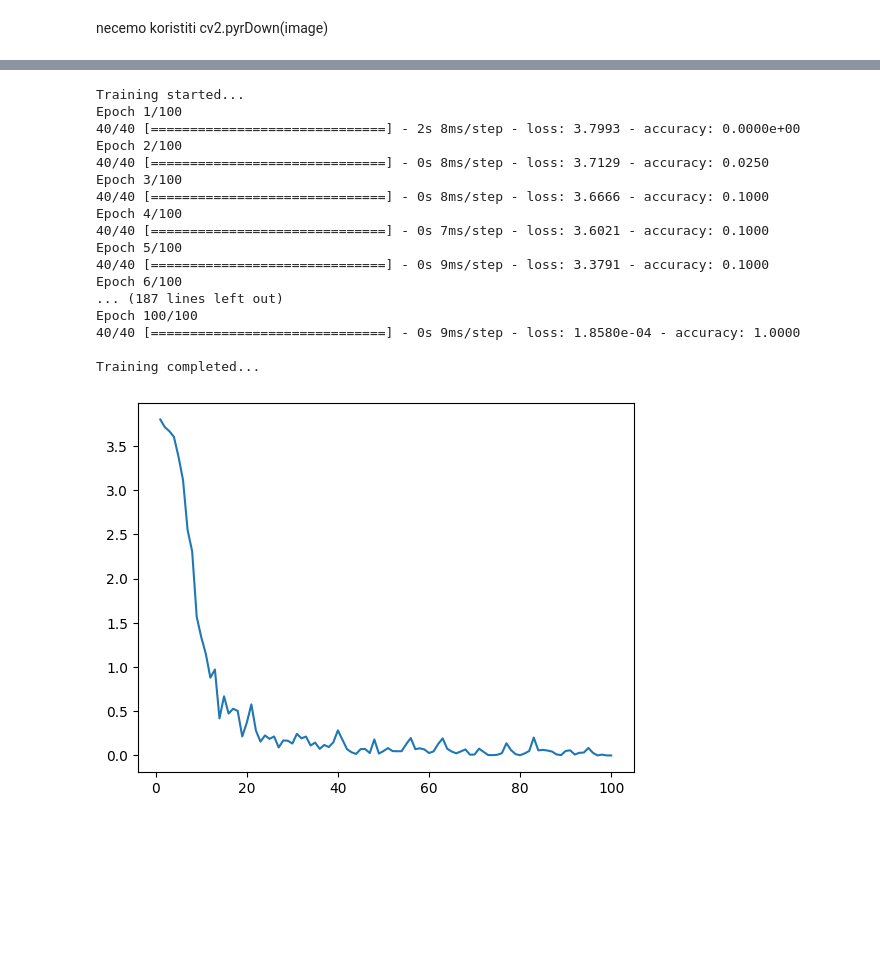
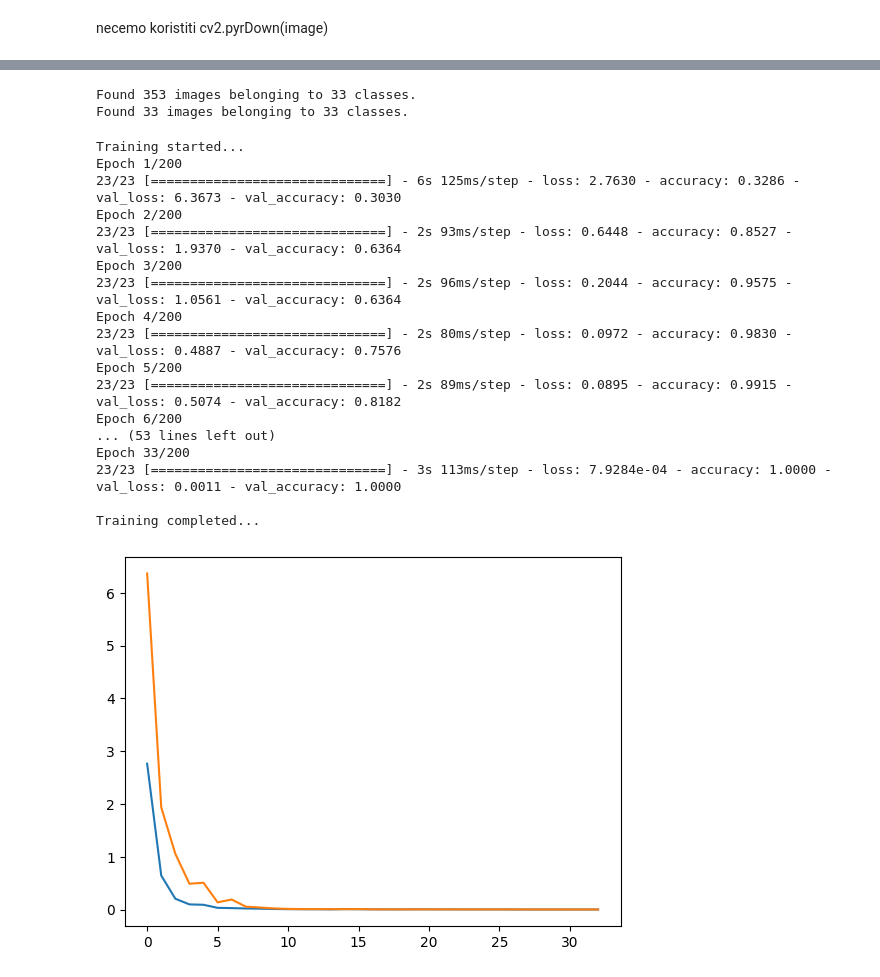
Before and after one commit to jeftasije/licence-plate-detection, a Jupyter notebook: model/model.ipynb, the cells around one changed output, grey strips where cells are left out. Cells and saved outputs as stored; diff of their text form; code cells hidden in the pictures; blank space fills up the shorter version.

```diff
--- a/model/model.ipynb
+++ b/model/model.ipynb
@@ -319,28 +346,0 @@ show_image(sorted_regions[0])
-# %%
-alphabet = ['A', 'L', 'W', 'B', 'M', 'X', 'C', 'N', 'Y', 'Ć', 'O', '1', 'Č', 'P', '2', 'D', 'R', '3', 'Đ', '4', 'S', 'E', '5', 'Š', 'F', '6', 'T', 'G', '7', 'U', 'H', '8', 'V', 'I', '9', 'Z', 'J', '0', 'Ž', 'K']
-# inputs = prepare_for_ann(sorted_regions)
-outputs = convert_output(alphabet)
-cnn = create_cnn(output_size=len(alphabet))
-prep = []
-for region in sorted_regions:
-    prep.append(scale_to_range(region))
-cnn = train_cnn(cnn, prep, outputs, epochs=100)
-# %% [output]
-Training started...
-Epoch 1/100
-40/40 [==============================] - 2s 8ms/step - loss: 3.7993 - accuracy: 0.0000e+00
-Epoch 2/100
-40/40 [==============================] - 0s 8ms/step - loss: 3.7129 - accuracy: 0.0250
-Epoch 3/100
-40/40 [==============================] - 0s 8ms/step - loss: 3.6666 - accuracy: 0.1000
-Epoch 4/100
-40/40 [==============================] - 0s 7ms/step - loss: 3.6021 - accuracy: 0.1000
-Epoch 5/100
-40/40 [==============================] - 0s 9ms/step - loss: 3.3791 - accuracy: 0.1000
-Epoch 6/100
-... (187 lines left out)
-Epoch 100/100
-40/40 [==============================] - 0s 9ms/step - loss: 1.8580e-04 - accuracy: 1.0000
-
-Training completed...
-[figure, removed]
@@ -347,3 +362,45 @@ Training completed...
+# %%
+alphabet = ['0', '1', '2', '3', '4', '5', '6', '7', '8', '9', 'A', 'B', 'C', 'D', 'E', 'F', 'G', 'H', 'I', 'J', 'K', 'L', 'M', 'N', 'O', 'P', 'R', 'S', 'T', 'U', 'V', 'X', 'Z']
+batch_size = 16
+
+train_generator = train_datagen.flow_from_directory(
+        '../datasets/font/train/',
+        batch_size=batch_size,
+        color_mode='grayscale',
+        target_size=(28, 28),
+        class_mode='categorical')
+
+validation_generator = test_datagen.flow_from_directory(
+        '../datasets/font/val/',
+        batch_size=batch_size,
+        color_mode='grayscale',
+        target_size=(28, 28),
+        class_mode='categorical')
+# %% [output]
+Found 353 images belonging to 33 classes.
+Found 33 images belonging to 33 classes.
+# %%
+cnn = create_cnn(output_size=(len(alphabet)))
+cnn = train_cnn(cnn, train_generator, validation_generator, epochs=200)
+# %% [output]
+Training started...
+Epoch 1/200
+23/23 [==============================] - 6s 125ms/step - loss: 2.7630 - accuracy: 0.3286 - val_loss: 6.3673 - val_accuracy: 0.3030
+Epoch 2/200
+23/23 [==============================] - 2s 93ms/step - loss: 0.6448 - accuracy: 0.8527 - val_loss: 1.9370 - val_accuracy: 0.6364
+Epoch 3/200
+23/23 [==============================] - 2s 96ms/step - loss: 0.2044 - accuracy: 0.9575 - val_loss: 1.0561 - val_accuracy: 0.6364
+Epoch 4/200
+23/23 [==============================] - 2s 80ms/step - loss: 0.0972 - accuracy: 0.9830 - val_loss: 0.4887 - val_accuracy: 0.7576
+Epoch 5/200
+23/23 [==============================] - 2s 89ms/step - loss: 0.0895 - accuracy: 0.9915 - val_loss: 0.5074 - val_accuracy: 0.8182
+Epoch 6/200
+... (53 lines left out)
+Epoch 33/200
+23/23 [==============================] - 3s 113ms/step - loss: 7.9284e-04 - accuracy: 1.0000 - val_loss: 0.0011 - val_accuracy: 1.0000
+
+Training completed...
+[figure, added]
 # %%
 print(cnn.summary())
 # %% [output]
```
Also changed, not shown: parts of 14 cells of this notebook, 1 other file.
